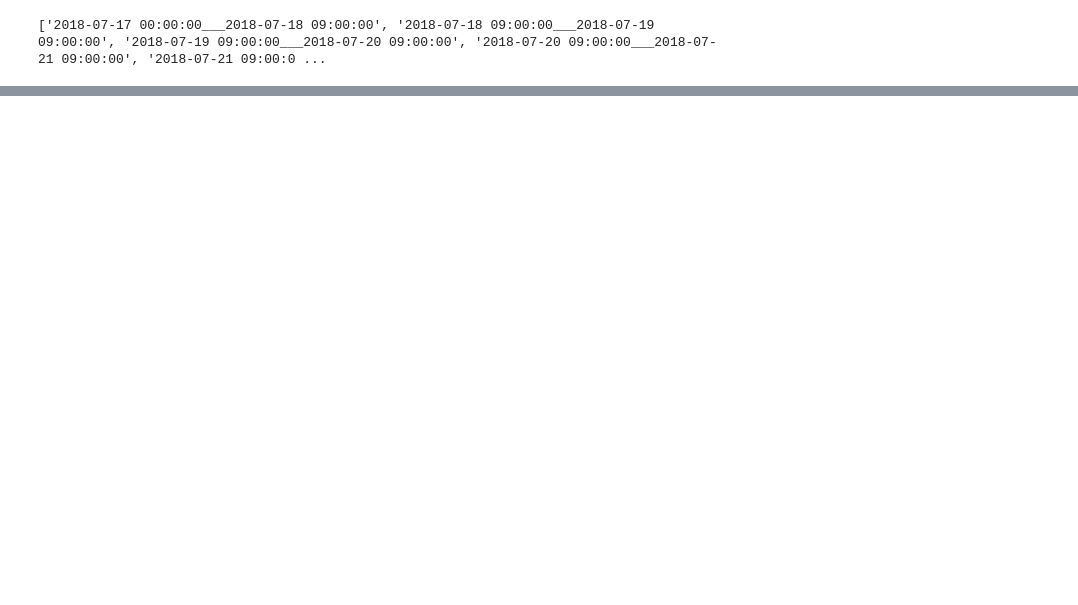
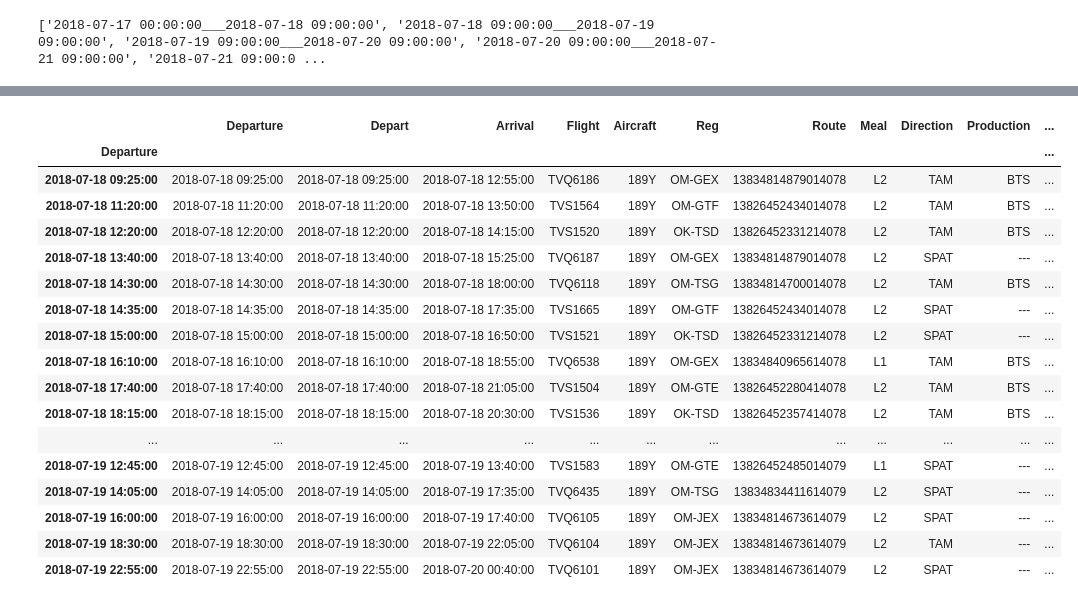
Before and after one commit to xjantoth/flights, a Jupyter notebook: jupyter_devel.ipynb, the cells around one changed output, grey strips where cells are left out. Cells and saved outputs as stored; diff of their text form; code cells hidden in the pictures; blank space fills up the shorter version.

```diff
--- a/jupyter_devel.ipynb
+++ b/jupyter_devel.ipynb
@@ -146,0 +205,4 @@ compare = render_tables(normal)
+# %%
+_day_dict_lookup = {i.replace(' ', '_').replace(':', '_'): i for i in ud}
+# temp_table_day_chunk = split_weird_timeframes(_day_dict_lookup[DAY], compare)
+_day_dict_lookup
@@ -146,0 +215,59 @@ compare = render_tables(normal)
+# %%
+def split_data_at_time(_df, _time):
+    a = _df.loc[_time:, :]
+    delimiter = a.iloc[:1].index.values[0]
+    b = _df.loc[:delimiter, :]
+    b = b.drop(delimiter)
+    return a, b, delimiter
+
+def get_unique_routes(_df):
+    return set(_df['Route'].unique().tolist())
+
+def do(_day):
+    DAY = _day_dict_lookup[_day]
+    FT, ST = DAY.split('___')
+    valid, invalid, dm1 = split_data_at_time(compare, FT)
+    extra, main, dm2 = split_data_at_time(valid, ST)
+    valid_rids = get_unique_routes(valid)
+    invalid_rids = get_unique_routes(invalid)
+    intersection = invalid_rids & valid_rids
+    main_rids = get_unique_routes(main)
+    main_rids = main_rids - intersection
+    final = valid[valid['Route'].isin(list(main_rids))]
+    return final
+# %%
+def do(_day):
+    DAY = _day_dict_lookup[_day]
+    FT, ST = DAY.split('___')
+    valid, invalid, dm1 = split_data_at_time(compare, FT)
+    extra, main, dm2 = split_data_at_time(valid, ST)
+    valid_rids = get_unique_routes(valid)
+    invalid_rids = get_unique_routes(invalid)
+    intersection = invalid_rids & valid_rids
+    main_rids = get_unique_routes(main)
+    main_rids = main_rids - intersection
+    final = valid[valid['Route'].isin(list(main_rids))]
+    return final
+# %%
+final = do('2018-07-18_09_00_00___2018-07-19_09_00_00')
+# %%
+final
+# %% [output]
+|  | Departure | Depart | Arrival | Flight | Aircraft | Reg | Route | Meal | Direction | Production | ... |
+| Departure |  |  |  |  |  |  |  |  |  |  | ... |
+| 2018-07-18 09:25:00 | 2018-07-18 09:25:00 | 2018-07-18 09:25:00 | 2018-07-18 12:55:00 | TVQ6186 | 189Y | OM-GEX | 13834814879014078 | L2 | TAM | BTS | ... |
+| 2018-07-18 11:20:00 | 2018-07-18 11:20:00 | 2018-07-18 11:20:00 | 2018-07-18 13:50:00 | TVS1564 | 189Y | OM-GTF | 13826452434014078 | L2 | TAM | BTS | ... |
+| 2018-07-18 12:20:00 | 2018-07-18 12:20:00 | 2018-07-18 12:20:00 | 2018-07-18 14:15:00 | TVS1520 | 189Y | OK-TSD | 13826452331214078 | L2 | TAM | BTS | ... |
+| 2018-07-18 13:40:00 | 2018-07-18 13:40:00 | 2018-07-18 13:40:00 | 2018-07-18 15:25:00 | TVQ6187 | 189Y | OM-GEX | 13834814879014078 | L2 | SPAT | --- | ... |
+| 2018-07-18 14:30:00 | 2018-07-18 14:30:00 | 2018-07-18 14:30:00 | 2018-07-18 18:00:00 | TVQ6118 | 189Y | OM-TSG | 13834814700014078 | L2 | TAM | BTS | ... |
+| 2018-07-18 14:35:00 | 2018-07-18 14:35:00 | 2018-07-18 14:35:00 | 2018-07-18 17:35:00 | TVS1665 | 189Y | OM-GTF | 13826452434014078 | L2 | SPAT | --- | ... |
+| 2018-07-18 15:00:00 | 2018-07-18 15:00:00 | 2018-07-18 15:00:00 | 2018-07-18 16:50:00 | TVS1521 | 189Y | OK-TSD | 13826452331214078 | L2 | SPAT | --- | ... |
+| 2018-07-18 16:10:00 | 2018-07-18 16:10:00 | 2018-07-18 16:10:00 | 2018-07-18 18:55:00 | TVQ6538 | 189Y | OM-GEX | 13834840965614078 | L1 | TAM | BTS | ... |
+| 2018-07-18 17:40:00 | 2018-07-18 17:40:00 | 2018-07-18 17:40:00 | 2018-07-18 21:05:00 | TVS1504 | 189Y | OM-GTE | 13826452280414078 | L2 | TAM | BTS | ... |
+| 2018-07-18 18:15:00 | 2018-07-18 18:15:00 | 2018-07-18 18:15:00 | 2018-07-18 20:30:00 | TVS1536 | 189Y | OK-TSD | 13826452357414078 | L2 | TAM | BTS | ... |
+| ... | ... | ... | ... | ... | ... | ... | ... | ... | ... | ... | ... |
+| 2018-07-19 12:45:00 | 2018-07-19 12:45:00 | 2018-07-19 12:45:00 | 2018-07-19 13:40:00 | TVS1583 | 189Y | OM-GTE | 13826452485014079 | L1 | SPAT | --- | ... |
+| 2018-07-19 14:05:00 | 2018-07-19 14:05:00 | 2018-07-19 14:05:00 | 2018-07-19 17:35:00 | TVQ6435 | 189Y | OM-TSG | 13834834411614079 | L2 | SPAT | --- | ... |
+| 2018-07-19 16:00:00 | 2018-07-19 16:00:00 | 2018-07-19 16:00:00 | 2018-07-19 17:40:00 | TVQ6105 | 189Y | OM-JEX | 13834814673614079 | L2 | SPAT | --- | ... |
+| 2018-07-19 18:30:00 | 2018-07-19 18:30:00 | 2018-07-19 18:30:00 | 2018-07-19 22:05:00 | TVQ6104 | 189Y | OM-JEX | 13834814673614079 | L2 | TAM | --- | ... |
+| 2018-07-19 22:55:00 | 2018-07-19 22:55:00 | 2018-07-19 22:55:00 | 2018-07-20 00:40:00 | TVQ6101 | 189Y | OM-JEX | 13834814673614079 | L2 | SPAT | --- | ... |
```
Also changed, not shown: parts of 4 cells of this notebook, 1 other file.
